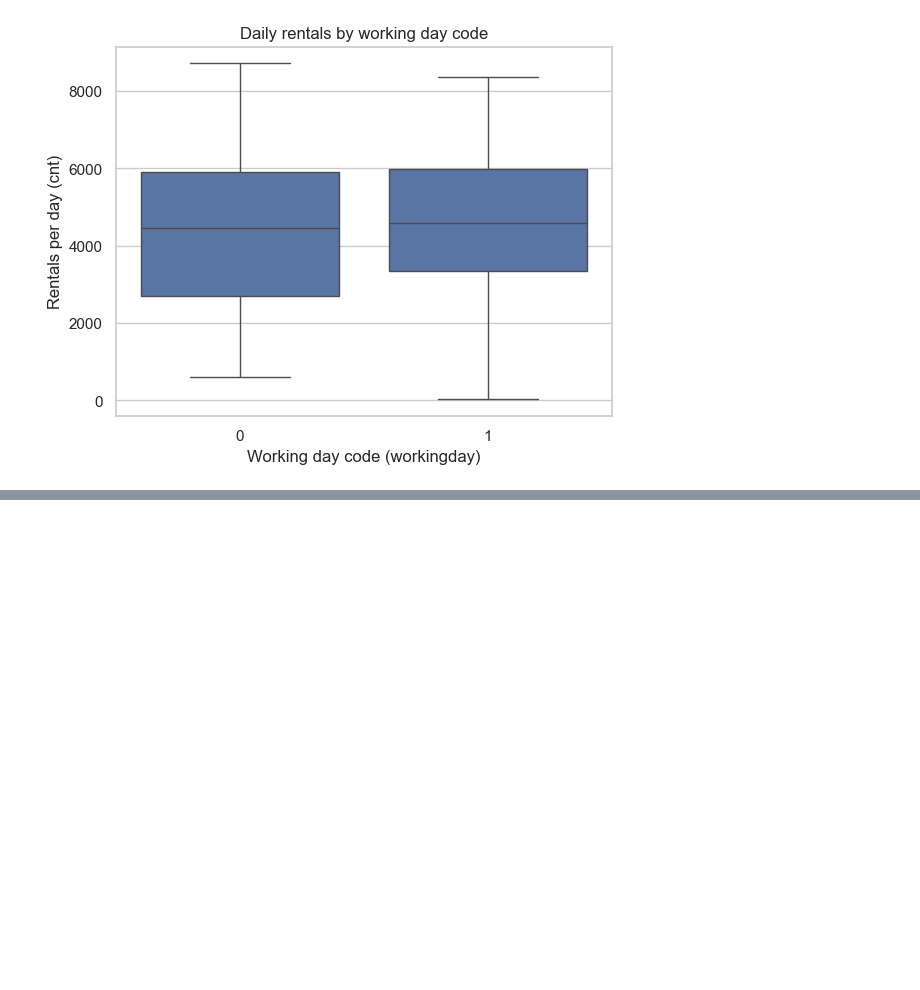
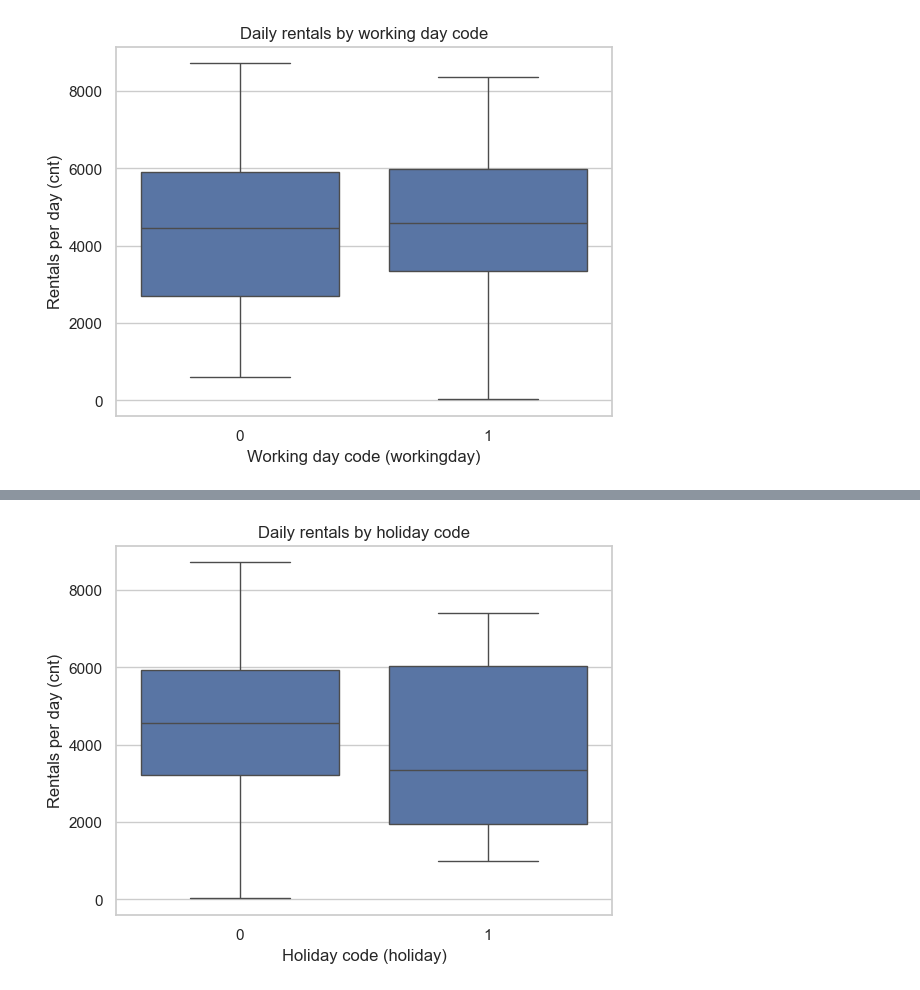
Before and after one commit to husnaaydn/bike-sharing-eda-project, a Jupyter notebook: bike_sharing_project.ipynb, the cells around one changed output, grey strips where cells are left out. Drawn from its saved outputs; the diff is of its cells as text; code cells hidden in the pictures; blank space fills up the shorter version.

Commit message:
Add grouped rental analyses for calendar and weather factors

```diff
--- a/bike_sharing_project.ipynb
+++ b/bike_sharing_project.ipynb
@@ -1039,0 +1061,9 @@ plt.show()
+# %%
+fig, ax = plt.subplots()
+sns.boxplot(data=df, x="holiday", y="cnt", order=[0, 1], ax=ax)
+ax.set_xlabel("Holiday code (holiday)")
+ax.set_ylabel("Rentals per day (cnt)")
+ax.set_title("Daily rentals by holiday code")
+plt.show()
+# %% [output]
+[figure, added]
```
Also changed, not shown: parts of 8 cells of this notebook.
